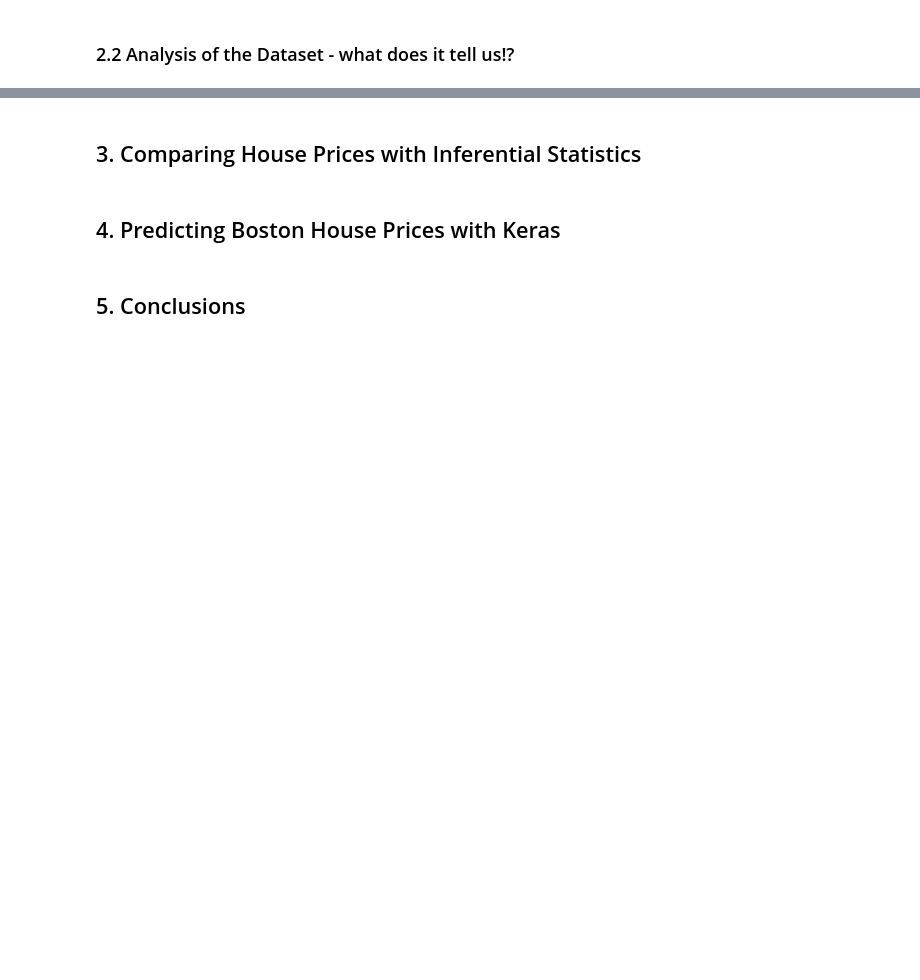
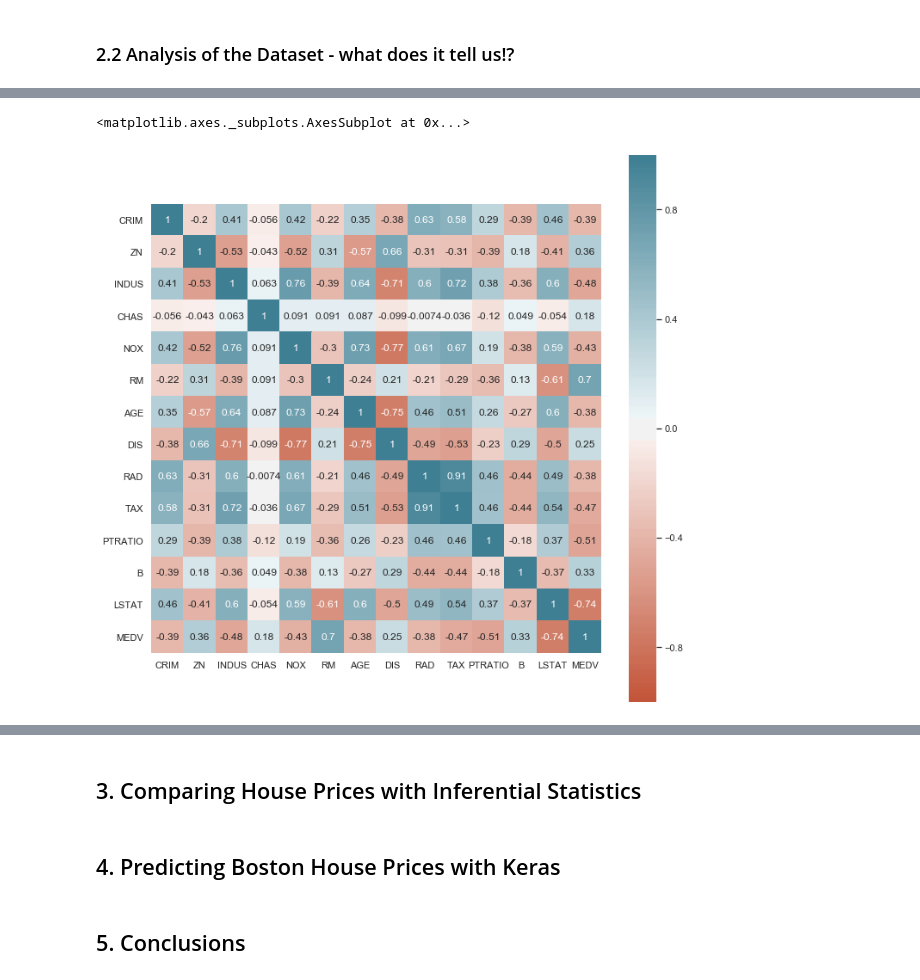
Before and after one commit to shkyler/gmit-mls-project, a Jupyter notebook: boston-housing.ipynb, the cells around one changed output, grey strips where cells are left out. Drawn from its saved outputs; the diff is of its cells as text; code cells hidden in the pictures; blank space fills up the shorter version.

Commit message:
started exploratory analysis with pairplot and correlation heatmap

```diff
--- a/boston-housing.ipynb
+++ b/boston-housing.ipynb
@@ -33,14 +35,15 @@ import matplotlib.pyplot as plt
 # %%
-# load the dataset from sklearn
-# adapted from https://scikit-learn.org/stable/modules/generated/sklearn.datasets.load_boston.html
+# load the dataset using the sklearn package - https://scikit-learn.org/stable/datasets/index.html
 from sklearn.datasets import load_boston
-boston = load_boston()
+boston_house_prices = load_boston()
 
-# create a pandas dataframe using the imported data
-df = pd.DataFrame(boston.data)
-# link the columns in the dataframe to the feature names from the dataset
-# adapted from https://medium.com/@haydar_ai/learning-data-science-day-9-linear-regression-on-boston-housing-dataset-cd62a80775ef
-df.columns = boston.feature_names
+# create a dataframe with the data from the dataset
+df = pd.DataFrame(boston_house_prices.data, columns=boston_house_prices.feature_names)
+
+# add the median value to the dataframe
+df["MEDV"] = boston_house_prices.target
+
+# show the head of the dataset
 df.head()
 # %% [output]
 |  | CRIM | ZN | INDUS | CHAS | NOX | RM | AGE | DIS | RAD | TAX | PTRATIO | ... |
@@ -53,0 +72,10 @@ df.head()
+# %%
+# define the correlations between the data columns in the set
+# https://pandas.pydata.org/pandas-docs/stable/reference/api/pandas.DataFrame.corr.html
+corr = df.corr()
+
+# heatmap - https://seaborn.pydata.org/generated/seaborn.heatmap.html
+sns.heatmap(corr, vmin=-1, vmax=1, center=0,cmap=sns.diverging_palette(20, 220, n=200), square=True, annot=True)
+# %% [output]
+<matplotlib.axes._subplots.AxesSubplot at 0x...>
+[figure, added]
```
Also changed, not shown: parts of 4 cells of this notebook, 1 other file.
